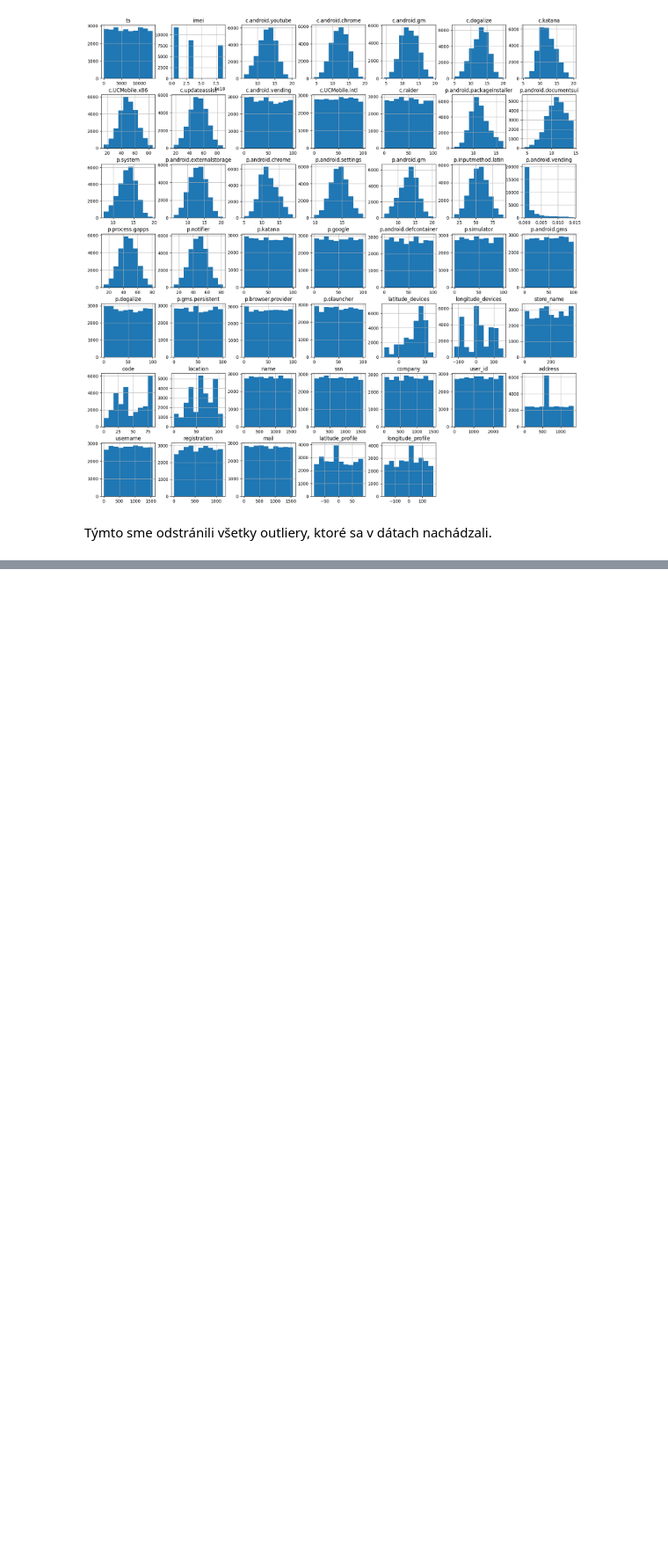
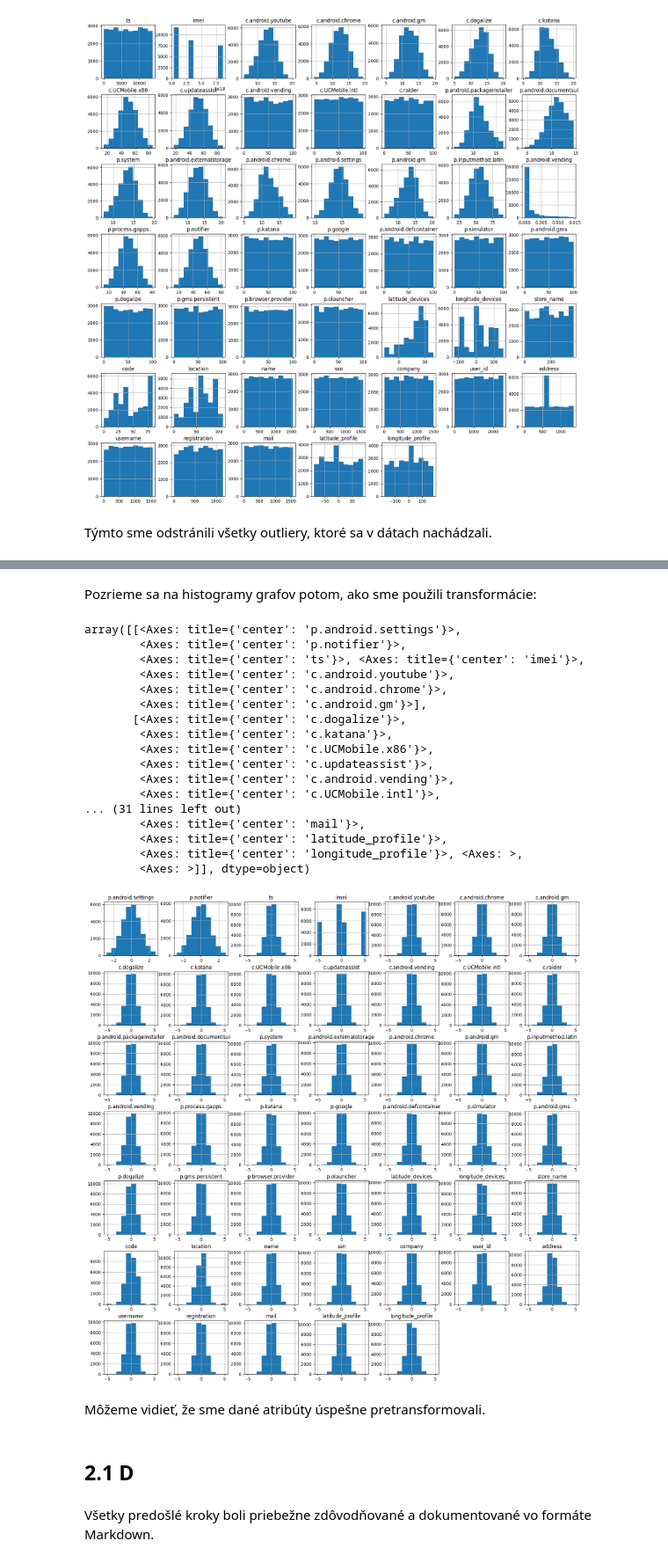
Before and after one commit to tomcer11/IAU, a Jupyter notebook: assignment2.ipynb, the cells around one changed output, grey strips where cells are left out. Shown at 88% size. Cells and saved outputs as stored; diff of their text form; code cells hidden in the pictures; blank space fills up the shorter version.

```diff
--- a/assignment2.ipynb
+++ b/assignment2.ipynb
@@ -345,0 +406,23 @@ Týmto sme odstránili všetky outliery, ktoré sa v dátach nachádzali.
+# %%
+# PowerTransformer for normally distributed columns
+power_transformer = PowerTransformer()
+
+# QuantileTransformer for non-normally distributed columns
+quantile_transformer = QuantileTransformer(output_distribution='normal')
+
+transformers = [
+    ('power', power_transformer, normal_cols),  # Apply PowerTransformer to normally distributed columns
+    ('quantile', quantile_transformer, non_normal_cols)  # Apply QuantileTransformer to non-normally distributed columns
+]
+
+# Create the ColumnTransformer
+column_transformer = ColumnTransformer(transformers)
+
+# Fit and transform the data with scaling and encoding
+X_train = column_transformer.fit_transform(X_train)
+
+# Convert the transformed data back to a DataFrame
+X_train = pd.DataFrame(X_train, columns=normal_cols + non_normal_cols)
+
+# Display the transformed data
+print(X_train.head())
@@ -345,0 +447,31 @@ Týmto sme odstránili všetky outliery, ktoré sa v dátach nachádzali.
+# %% [markdown]
+Pozrieme sa na histogramy grafov potom, ako sme použili transformácie:
+# %%
+fig = plt.figure(figsize = (20,20))
+ax = fig.gca()
+X_train.hist(ax=ax)
+# %% [output]
+array([[<Axes: title={'center': 'p.android.settings'}>,
+        <Axes: title={'center': 'p.notifier'}>,
+        <Axes: title={'center': 'ts'}>, <Axes: title={'center': 'imei'}>,
+        <Axes: title={'center': 'c.android.youtube'}>,
+        <Axes: title={'center': 'c.android.chrome'}>,
+        <Axes: title={'center': 'c.android.gm'}>],
+       [<Axes: title={'center': 'c.dogalize'}>,
+        <Axes: title={'center': 'c.katana'}>,
+        <Axes: title={'center': 'c.UCMobile.x86'}>,
+        <Axes: title={'center': 'c.updateassist'}>,
+        <Axes: title={'center': 'c.android.vending'}>,
+        <Axes: title={'center': 'c.UCMobile.intl'}>,
+... (31 lines left out)
+        <Axes: title={'center': 'mail'}>,
+        <Axes: title={'center': 'latitude_profile'}>,
+        <Axes: title={'center': 'longitude_profile'}>, <Axes: >,
+        <Axes: >]], dtype=object)
+[figure, added]
+# %% [markdown]
+Môžeme vidieť, že sme dané atribúty úspešne pretransformovali.
+# %% [markdown]
+## 2.1 D
+# %% [markdown]
+Všetky predošlé kroky boli priebežne zdôvodňované a dokumentované vo formáte Markdown.
```
Also changed, not shown: parts of 6 cells of this notebook.
